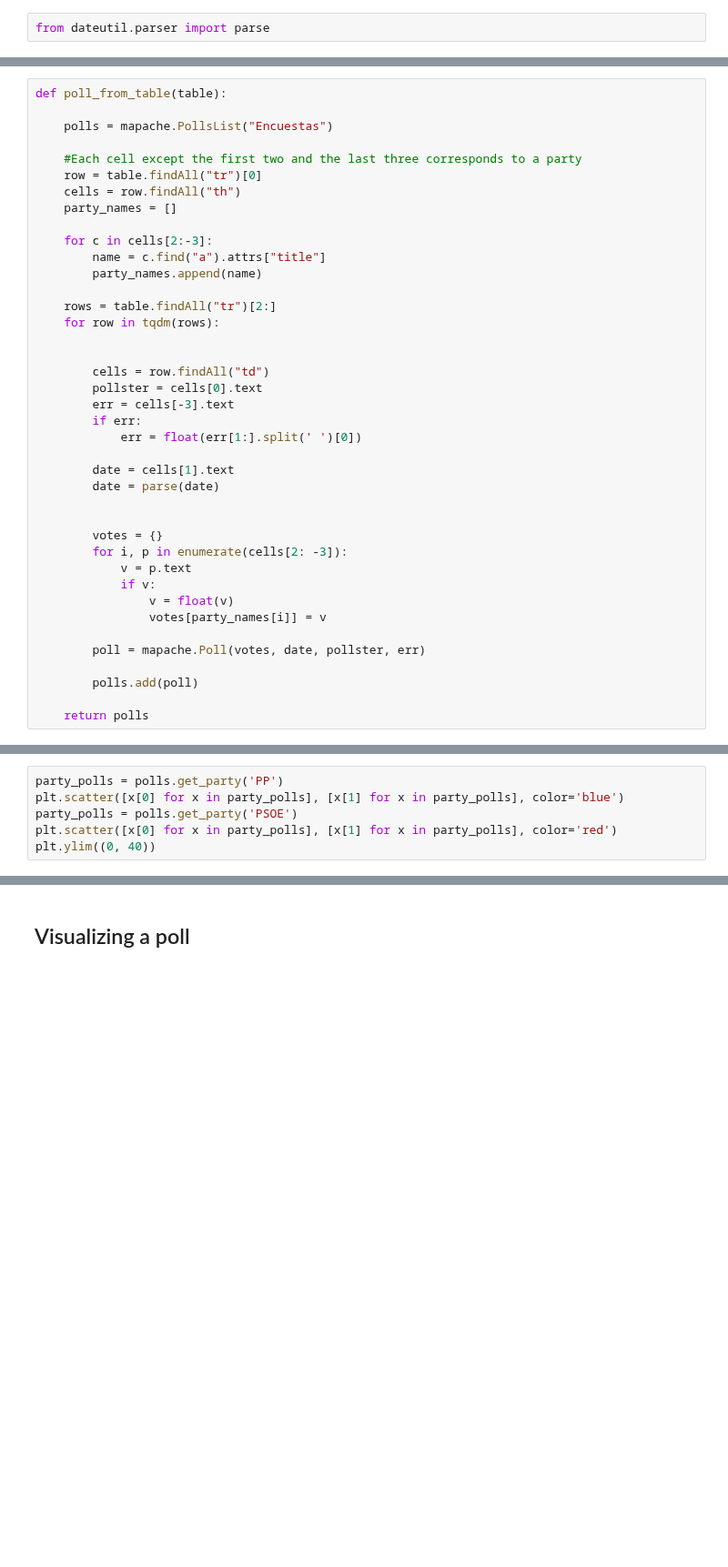
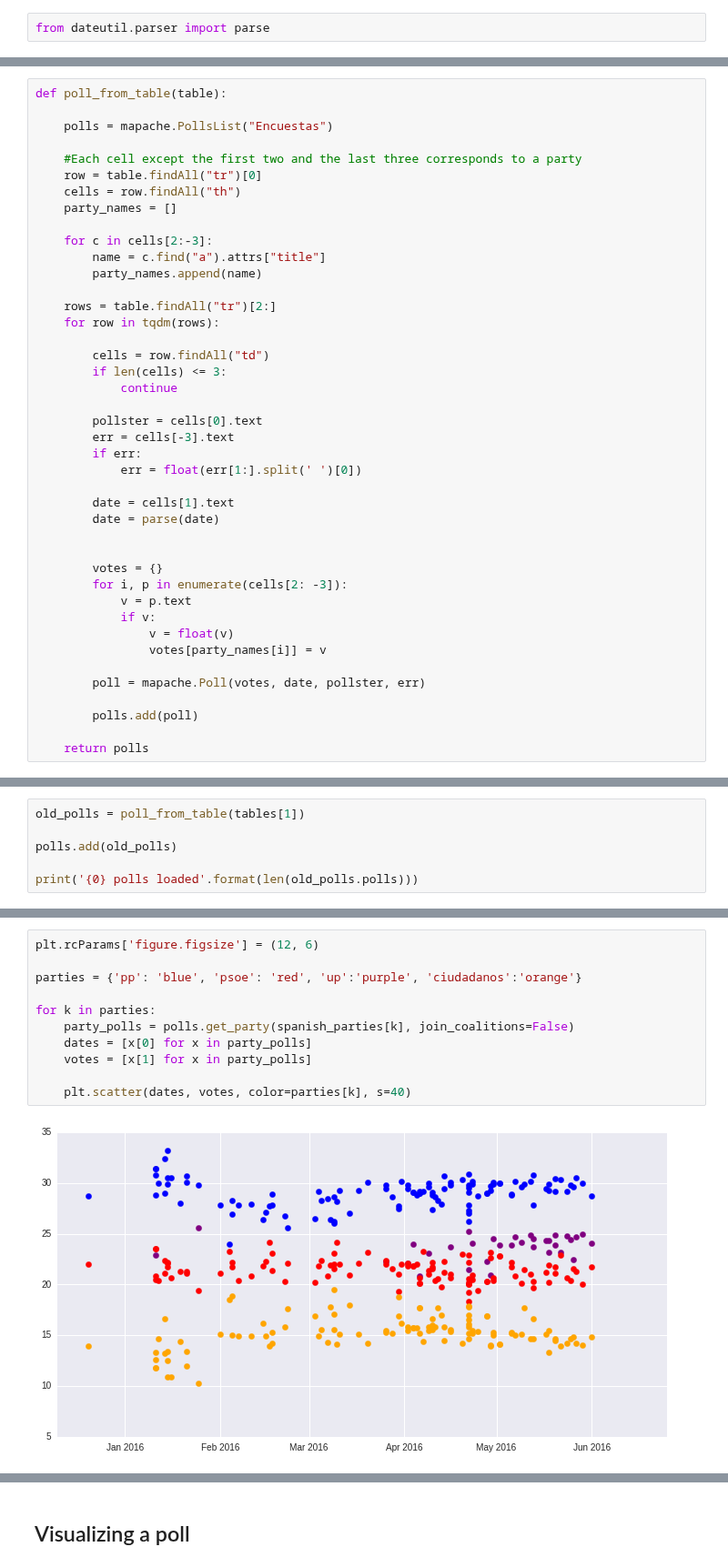
Before and after one commit to cesans/mapache, a Jupyter notebook: examples/Parsing Wikipedia polls.ipynb, the cells around one changed output, grey strips where cells are left out. Shown at 91% size. Saved outputs shown, nothing was run; the diff lists cells and outputs as text; blank space fills up the shorter version.

```diff
--- a/examples/Parsing Wikipedia polls.ipynb
+++ b/examples/Parsing Wikipedia polls.ipynb
@@ -148,8 +160,10 @@ def poll_from_table(table):
     rows = table.findAll("tr")[2:]
     for row in tqdm(rows):
 
+        cells = row.findAll("td")
+        if len(cells) <= 3:
+            continue
 
-        cells = row.findAll("td")
         pollster = cells[0].text
         err = cells[-3].text
         if err:
@@ -178,6 +193,0 @@ We can get all the polls for a party and check that it is correct:
-# %%
-party_polls = polls.get_party('PP')
-plt.scatter([x[0] for x in party_polls], [x[1] for x in party_polls], color='blue')
-party_polls = polls.get_party('PSOE')
-plt.scatter([x[0] for x in party_polls], [x[1] for x in party_polls], color='red')
-plt.ylim((0, 40))
@@ -186,0 +210,6 @@ plt.ylim((0, 40))
+# %%
+old_polls = poll_from_table(tables[1])
+
+polls.add(old_polls)
+
+print('{0} polls loaded'.format(len(old_polls.polls)))
@@ -190,0 +250,13 @@ As it is likely that the all polls will not have the same name for a party, *map
+# %%
+plt.rcParams['figure.figsize'] = (12, 6)
+
+parties = {'pp': 'blue', 'psoe': 'red', 'up':'purple', 'ciudadanos':'orange'}
+
+for k in parties:
+    party_polls = polls.get_party(spanish_parties[k], join_coalitions=False)
+    dates = [x[0] for x in party_polls]
+    votes = [x[1] for x in party_polls]
+
+    plt.scatter(dates, votes, color=parties[k], s=40)
+# %% [output]
+[figure, added]
```
Also changed, not shown: parts of 23 cells of this notebook, 1 other file.
